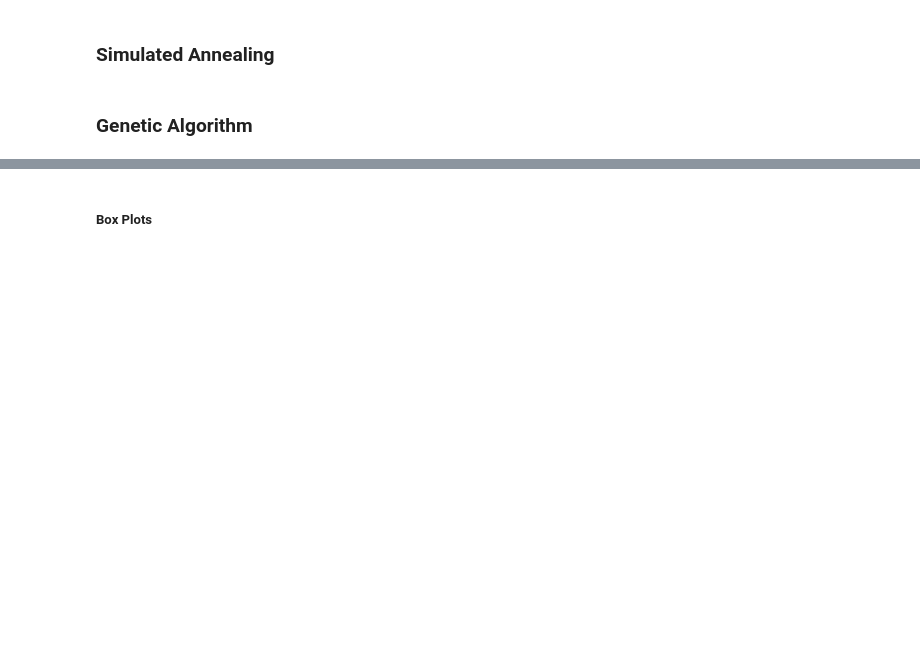
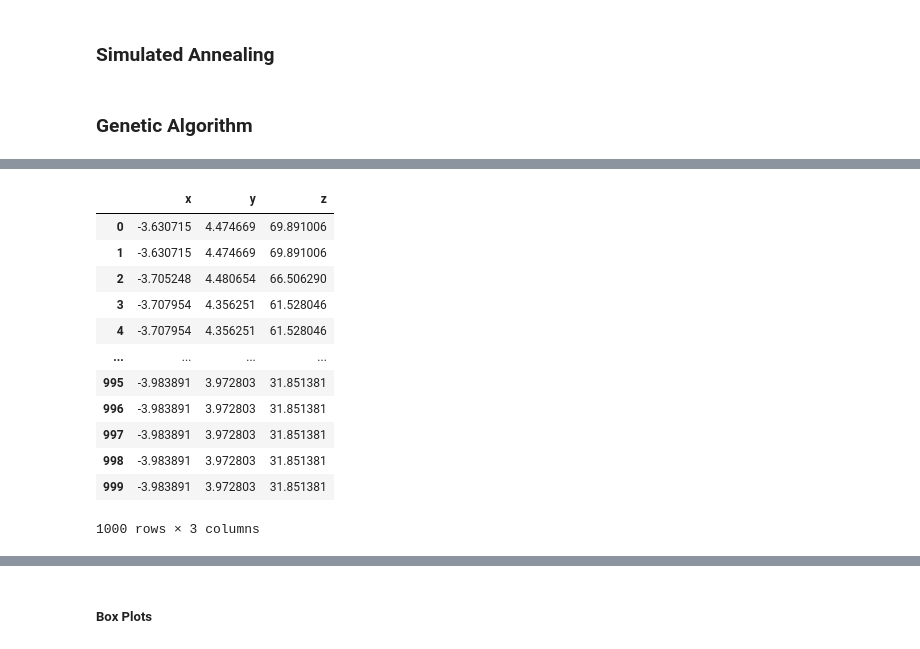
Before and after one commit to eriksonferreira/ia-search-algorithms, a Jupyter notebook: trab2/trab2 - prob2.ipynb, the cells around one changed output, grey strips where cells are left out. Drawn from its saved outputs; the diff is of its cells as text; code cells hidden in the pictures; blank space fills up the shorter version.

```diff
--- a/trab2/trab2 - prob2.ipynb
+++ b/trab2/trab2 - prob2.ipynb
@@ -176,32 +74,2 @@ def hill_climbing_restart(tsp, restarts=1000):
 # %% [markdown]
 ### Simulated Annealing
-# %%
-def calculate_distance(city_a, city_b):
-    return np.linalg.norm(city_a - city_b)
-
-def total_distance(solucao, tsp):
-    solucao = ['A' + str(num) for num in solucao]
-    N = len(solucao)
-    # print(N)
-    custo = 0
-    for i in range(N):
-        k = (i+1) % N
-        cidadeA = solucao[i]
-        cidadeB = solucao[k]
-        # print(cidadeA, cidadeB)
-        custo += tsp.loc[cidadeA, cidadeB]
-    # print(custo)
-    return custo
-
-def generate_neighbor(route):
-    new_route = route.copy()
-    index_a = random.randint(0, len(route) - 1)
-    index_b = random.randint(0, len(route) - 1)
-    new_route[index_a], new_route[index_b] = new_route[index_b], new_route[index_a]
-    return new_route
-
-def acceptance_probability(current_distance, new_distance, temperature):
-    if new_distance < current_distance:
-        return 1.0
-    else:
-        return math.exp((current_distance - new_distance) / temperature)
@@ -645,0 +259,3 @@ df_genetic_algorithm_population.to_csv("genetic_algorithm_population", sep=",")
+# %%
+solution_simulated_annealing, df_simulated_annealing = simulated_annealing()
+solution_simulated_annealing, df_simulated_annealing
@@ -645,0 +278,17 @@ df_genetic_algorithm_population.to_csv("genetic_algorithm_population", sep=",")
+# %%
+df_simulated_annealing.columns = ['x', 'y', 'z']
+df_simulated_annealing
+# %% [output]
+|  | x | y | z |
+| 0 | -3.630715 | 4.474669 | 69.891006 |
+| 1 | -3.630715 | 4.474669 | 69.891006 |
+| 2 | -3.705248 | 4.480654 | 66.506290 |
+| 3 | -3.707954 | 4.356251 | 61.528046 |
+| 4 | -3.707954 | 4.356251 | 61.528046 |
+| ... | ... | ... | ... |
+| 995 | -3.983891 | 3.972803 | 31.851381 |
+| 996 | -3.983891 | 3.972803 | 31.851381 |
+| 997 | -3.983891 | 3.972803 | 31.851381 |
+| 998 | -3.983891 | 3.972803 | 31.851381 |
+| 999 | -3.983891 | 3.972803 | 31.851381 |
+1000 rows × 3 columns
```
Also changed, not shown: parts of 69 cells of this notebook, 16 other files.
